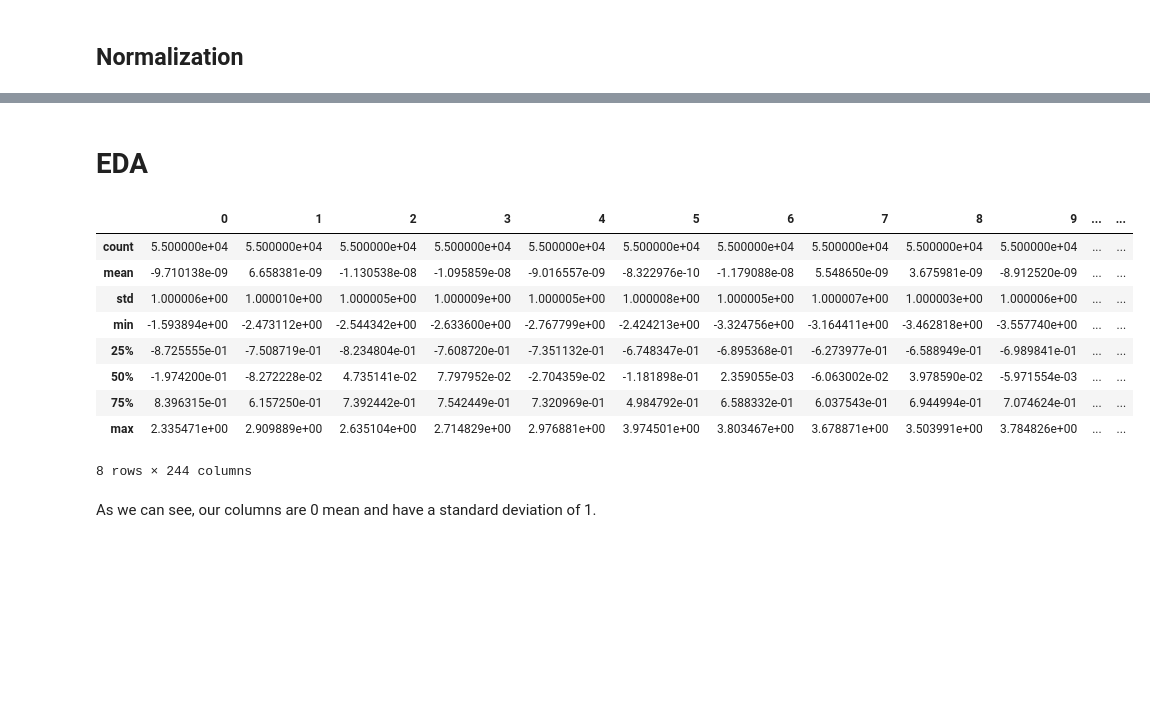
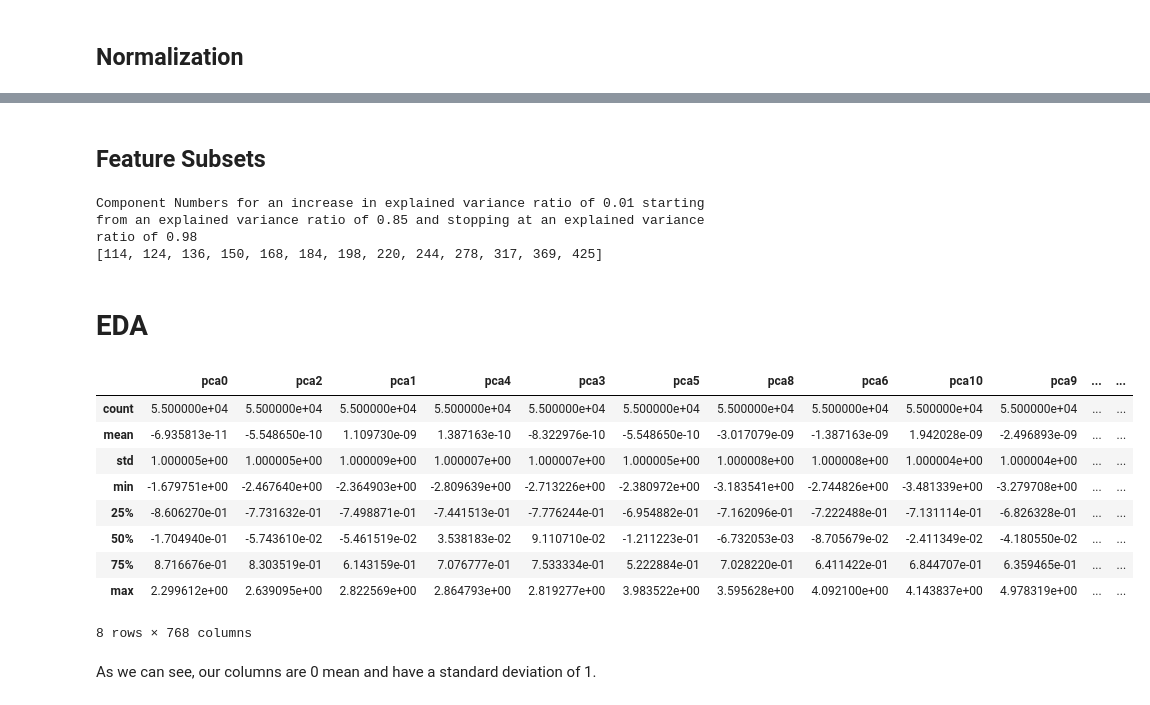
Before and after one commit to xiuyu-lana/Data_Mining_Project_Group_19, a Jupyter notebook: vit_main.ipynb, the cells around one changed output, grey strips where cells are left out. Cells and saved outputs as stored; diff of their text form; code cells hidden in the pictures; blank space fills up the shorter version.

```diff
--- a/vit_main.ipynb
+++ b/vit_main.ipynb
@@ -63,8 +59,0 @@ So, we will transform our data using n_components = 244
-# %%
-pca = PCA(n_components=244)
-data['train'][0] = pca.fit_transform(data['train'][0])
-data['val'][0] = pca.transform(data['val'][0])
-data['test'][0] = pca.transform(data['test'][0])
-
-for key, value in data.items():
-    print(f'{key.capitalize()} Data (X, y): ', value[0].shape, value[1].shape)
@@ -75,10 +60,9 @@ Val Data (X, y):  (5000, 244) (5000,)
 # %% [markdown]
 ## Normalization
 # %%
-from sklearn.preprocessing import StandardScaler
+scalar = StandardScaler().fit(*data['train'])
 
-normalizer = StandardScaler().fit(data['train'][0])
-data['train'][0] = normalizer.transform(data['train'][0])
-data['val'][0] = normalizer.transform(data['val'][0])
-data['test'][0] = normalizer.transform(data['test'][0])
+data['train'][0] = scalar.transform(data['train'][0])
+data['val'][0] = scalar.transform(data['val'][0])
+data['test'][0] = scalar.transform(data['test'][0])
 # %% [markdown]
@@ -90,0 +70,24 @@ data['test'][0] = normalizer.transform(data['test'][0])
+# %%
+from sklearn.feature_selection import f_classif
+
+scores, _ = f_classif(*data['train'])
+
+feature_score = list(zip(range(0, data['train'][0].shape[1]), scores))
+feature_score = sorted(feature_score, key=lambda item: item[1], reverse=True)
+
+feature_ordering = [item[0] for item in feature_score]
+
+data['train'][0] = data['train'][0][:, feature_ordering]
+data['val'][0] = data['val'][0][:, feature_ordering]
+data['test'][0] = data['test'][0][:, feature_ordering]
+
+explained_variance_ratios = np.cumsum(pca.explained_variance_ratio_[feature_ordering])
+
+plt.plot(range(1, len(explained_variance_ratios)+1), explained_variance_ratios)
+plt.xlabel('Number of Components (ordered by Anova Score)')
+plt.ylabel('Explained Variance Ratio')
+plt.suptitle('Anova Test')
+plt.yticks(np.array(range(0, 105, 5))/100, np.array(range(0, 105, 5))/100)
+plt.xticks(range(0, len(explained_variance_ratios)+1, 50), range(0, len(explained_variance_ratios)+1, 50))
+plt.grid(True, alpha=0.4)
+plt.show()
@@ -91,24 +96,43 @@ data['test'][0] = normalizer.transform(data['test'][0])
+# %% [markdown]
+## Feature Subsets
+# %%
+min_ev = 0.85
+max_ev = 0.98
+delta = 0.01
+
+print(f'Component Numbers for an increase in explained variance ratio of {delta} starting from an explained variance ratio of {min_ev} and stopping at an explained variance ratio of {max_ev}')
+
+n_components = []
+for n_component, ev in enumerate(explained_variance_ratios):
+    if ev>=min_ev and ev<=max_ev:
+        n_components.append(n_component+1)
+        min_ev += delta
+
+print(n_components)
+# %% [output]
+Component Numbers for an increase in explained variance ratio of 0.01 starting from an explained variance ratio of 0.85 and stopping at an explained variance ratio of 0.98
+[114, 124, 136, 150, 168, 184, 198, 220, 244, 278, 317, 369, 425]
 # %% [markdown]
 # EDA
 # %%
 # TODO
 # Plot examples of each class
 # %%
-X_df = pd.DataFrame(data['train'][0])
+X_df = pd.DataFrame(data['train'][0], columns=pca.get_feature_names_out()[feature_ordering])
 y_df = pd.DataFrame(data['train'][1])
 
 X_df.describe()
 # %% [output]
-|  | 0 | 1 | 2 | 3 | 4 | 5 | 6 | 7 | 8 | 9 | ... | ... |
+|  | pca0 | pca2 | pca1 | pca4 | pca3 | pca5 | pca8 | pca6 | pca10 | pca9 | ... | ... |
 | count | 5.500000e+04 | 5.500000e+04 | 5.500000e+04 | 5.500000e+04 | 5.500000e+04 | 5.500000e+04 | 5.500000e+04 | 5.500000e+04 | 5.500000e+04 | 5.500000e+04 | ... | ... |
-| mean | -9.710138e-09 | 6.658381e-09 | -1.130538e-08 | -1.095859e-08 | -9.016557e-09 | -8.322976e-10 | -1.179088e-08 | 5.548650e-09 | 3.675981e-09 | -8.912520e-09 | ... | ... |
-| std | 1.000006e+00 | 1.000010e+00 | 1.000005e+00 | 1.000009e+00 | 1.000005e+00 | 1.000008e+00 | 1.000005e+00 | 1.000007e+00 | 1.000003e+00 | 1.000006e+00 | ... | ... |
-| min | -1.593894e+00 | -2.473112e+00 | -2.544342e+00 | -2.633600e+00 | -2.767799e+00 | -2.424213e+00 | -3.324756e+00 | -3.164411e+00 | -3.462818e+00 | -3.557740e+00 | ... | ... |
-| 25% | -8.725555e-01 | -7.508719e-01 | -8.234804e-01 | -7.608720e-01 | -7.351132e-01 | -6.748347e-01 | -6.895368e-01 | -6.273977e-01 | -6.588949e-01 | -6.989841e-01 | ... | ... |
-| 50% | -1.974200e-01 | -8.272228e-02 | 4.735141e-02 | 7.797952e-02 | -2.704359e-02 | -1.181898e-01 | 2.359055e-03 | -6.063002e-02 | 3.978590e-02 | -5.971554e-03 | ... | ... |
-| 75% | 8.396315e-01 | 6.157250e-01 | 7.392442e-01 | 7.542449e-01 | 7.320969e-01 | 4.984792e-01 | 6.588332e-01 | 6.037543e-01 | 6.944994e-01 | 7.074624e-01 | ... | ... |
-| max | 2.335471e+00 | 2.909889e+00 | 2.635104e+00 | 2.714829e+00 | 2.976881e+00 | 3.974501e+00 | 3.803467e+00 | 3.678871e+00 | 3.503991e+00 | 3.784826e+00 | ... | ... |
+| mean | -6.935813e-11 | -5.548650e-10 | 1.109730e-09 | 1.387163e-10 | -8.322976e-10 | -5.548650e-10 | -3.017079e-09 | -1.387163e-09 | 1.942028e-09 | -2.496893e-09 | ... | ... |
+| std | 1.000005e+00 | 1.000005e+00 | 1.000009e+00 | 1.000007e+00 | 1.000007e+00 | 1.000005e+00 | 1.000008e+00 | 1.000008e+00 | 1.000004e+00 | 1.000004e+00 | ... | ... |
+| min | -1.679751e+00 | -2.467640e+00 | -2.364903e+00 | -2.809639e+00 | -2.713226e+00 | -2.380972e+00 | -3.183541e+00 | -2.744826e+00 | -3.481339e+00 | -3.279708e+00 | ... | ... |
+| 25% | -8.606270e-01 | -7.731632e-01 | -7.498871e-01 | -7.441513e-01 | -7.776244e-01 | -6.954882e-01 | -7.162096e-01 | -7.222488e-01 | -7.131114e-01 | -6.826328e-01 | ... | ... |
+| 50% | -1.704940e-01 | -5.743610e-02 | -5.461519e-02 | 3.538183e-02 | 9.110710e-02 | -1.211223e-01 | -6.732053e-03 | -8.705679e-02 | -2.411349e-02 | -4.180550e-02 | ... | ... |
+| 75% | 8.716676e-01 | 8.303519e-01 | 6.143159e-01 | 7.076777e-01 | 7.533334e-01 | 5.222884e-01 | 7.028220e-01 | 6.411422e-01 | 6.844707e-01 | 6.359465e-01 | ... | ... |
+| max | 2.299612e+00 | 2.639095e+00 | 2.822569e+00 | 2.864793e+00 | 2.819277e+00 | 3.983522e+00 | 3.595628e+00 | 4.092100e+00 | 4.143837e+00 | 4.978319e+00 | ... | ... |
-8 rows × 244 columns
+8 rows × 768 columns
 # %% [markdown]
 As we can see, our columns are 0 mean and have a standard deviation of 1.
 # %%
```
Also changed, not shown: parts of 34 cells of this notebook, 3 other files.
